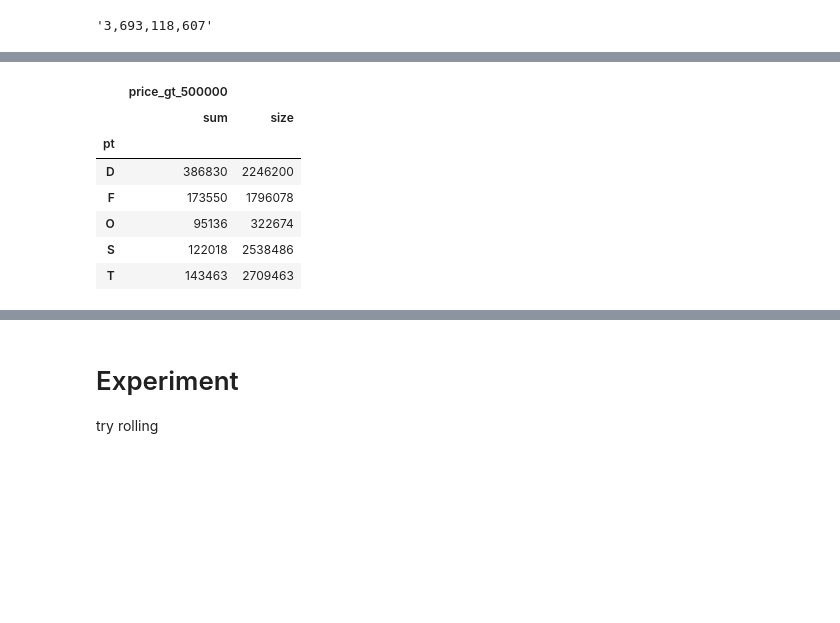
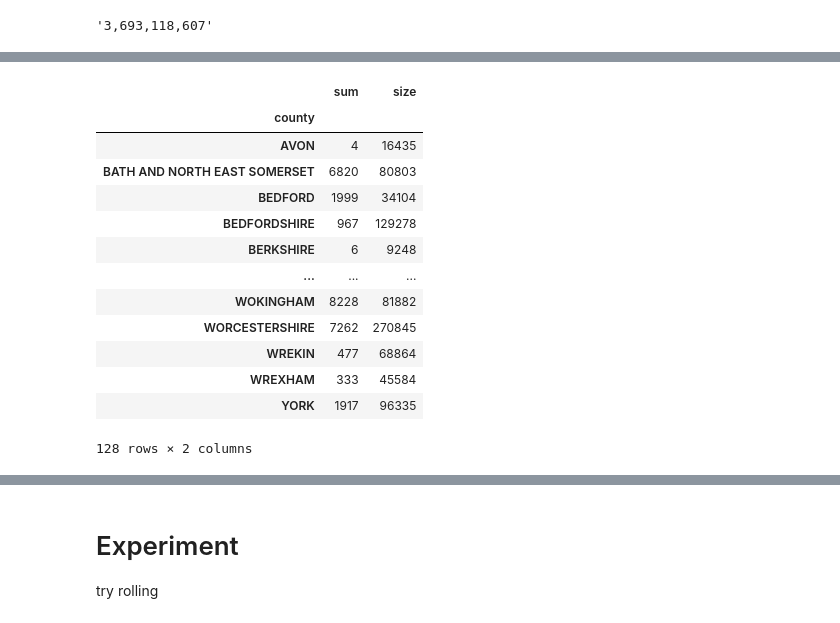
Before and after one commit to ianozsvald/pyconby2021, a Jupyter notebook: pandas_ram_faster.ipynb, the cells around one changed output, grey strips where cells are left out. Saved outputs shown, nothing was run; the diff lists cells and outputs as text; code cells hidden in the pictures; blank space fills up the shorter version.

```diff
--- a/pandas_ram_faster.ipynb
+++ b/pandas_ram_faster.ipynb
@@ -405,12 +488,19 @@ df_recent_copy.sample(5)
 # %%
-df_recent_copy['price_large'] = df_recent_copy.price > 500_000
-df_recent_copy.groupby('pt').agg({'price_large': ['sum', 'size']})
+df_few_cols_copy = df_few_cols.copy()
+df_few_cols_copy['price_large'] = df_few_cols_copy.price > 500_000
+df_few_cols_copy.groupby('county')['price_large'].agg(['sum', 'size'])
 # %% [output]
-|  | price_gt_500000 |  |
 |  | sum | size |
-| pt |  |  |
-| D | 386830 | 2246200 |
-| F | 173550 | 1796078 |
-| O | 95136 | 322674 |
-| S | 122018 | 2538486 |
-| T | 143463 | 2709463 |
+| county |  |  |
+| AVON | 4 | 16435 |
+| BATH AND NORTH EAST SOMERSET | 6820 | 80803 |
+| BEDFORD | 1999 | 34104 |
+| BEDFORDSHIRE | 967 | 129278 |
+| BERKSHIRE | 6 | 9248 |
+| ... | ... | ... |
+| WOKINGHAM | 8228 | 81882 |
+| WORCESTERSHIRE | 7262 | 270845 |
+| WREKIN | 477 | 68864 |
+| WREXHAM | 333 | 45584 |
+| YORK | 1917 | 96335 |
+128 rows × 2 columns
```
Also changed, not shown: parts of 103 cells of this notebook.
